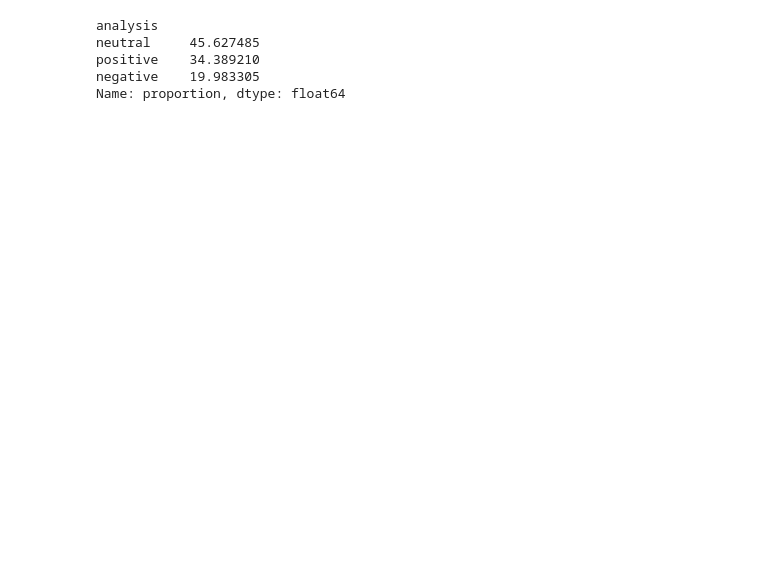
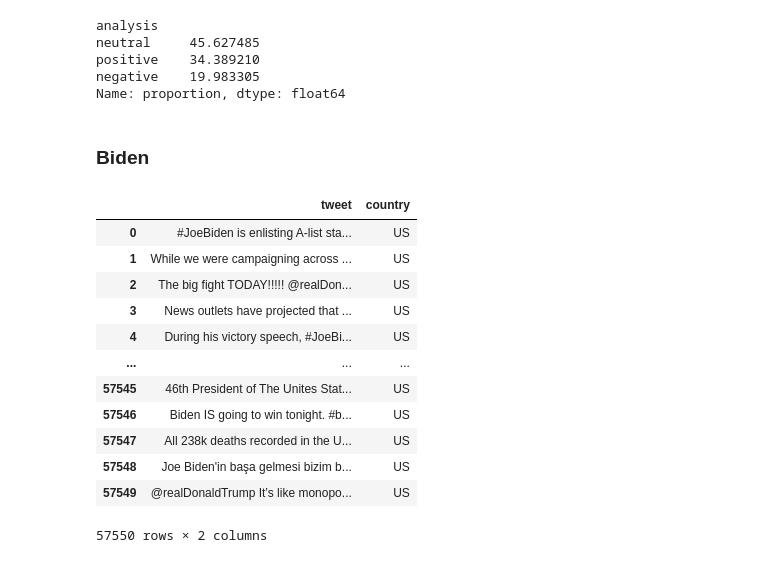
Before and after one commit to GhazaleZe/Political-Polarization-in-Comments, a Jupyter notebook: tweeter_data.ipynb, the cells around one changed output. Cells and saved outputs as stored; diff of their text form; code cells hidden in the pictures; blank space fills up the shorter version.

```diff
--- a/tweeter_data.ipynb
+++ b/tweeter_data.ipynb
@@ -255,3 +257,24 @@ neutral     45.627485
 positive    34.389210
 negative    19.983305
 Name: proportion, dtype: float64
+# %% [markdown]
+### Biden
+# %%
+biden_tweets = data_mixed.query('(Candidate == "Biden")').sort_values('user_followers_count',ascending=False).drop_duplicates(['user_name'])[['tweet','country']]
+biden_tweets = biden_tweets.dropna().loc[biden_tweets.country =='US']
+biden_tweets.reset_index(inplace = True ,drop =True)
+biden_tweets
+# %% [output]
+|  | tweet | country |
+| 0 | #JoeBiden is enlisting A-list sta... | US |
+| 1 | While we were campaigning across ... | US |
+| 2 | The big fight TODAY!!!!! @realDon... | US |
+| 3 | News outlets have projected that ... | US |
+| 4 | During his victory speech, #JoeBi... | US |
+| ... | ... | ... |
+| 57545 | 46th President of The Unites Stat... | US |
+| 57546 | Biden IS going to win tonight. #b... | US |
+| 57547 | All 238k deaths recorded in the U... | US |
+| 57548 | Joe Biden'in başa gelmesi bizim b... | US |
+| 57549 | @realDonaldTrump It’s like monopo... | US |
+57550 rows × 2 columns
```
Also changed, not shown: parts of 3 cells of this notebook.
